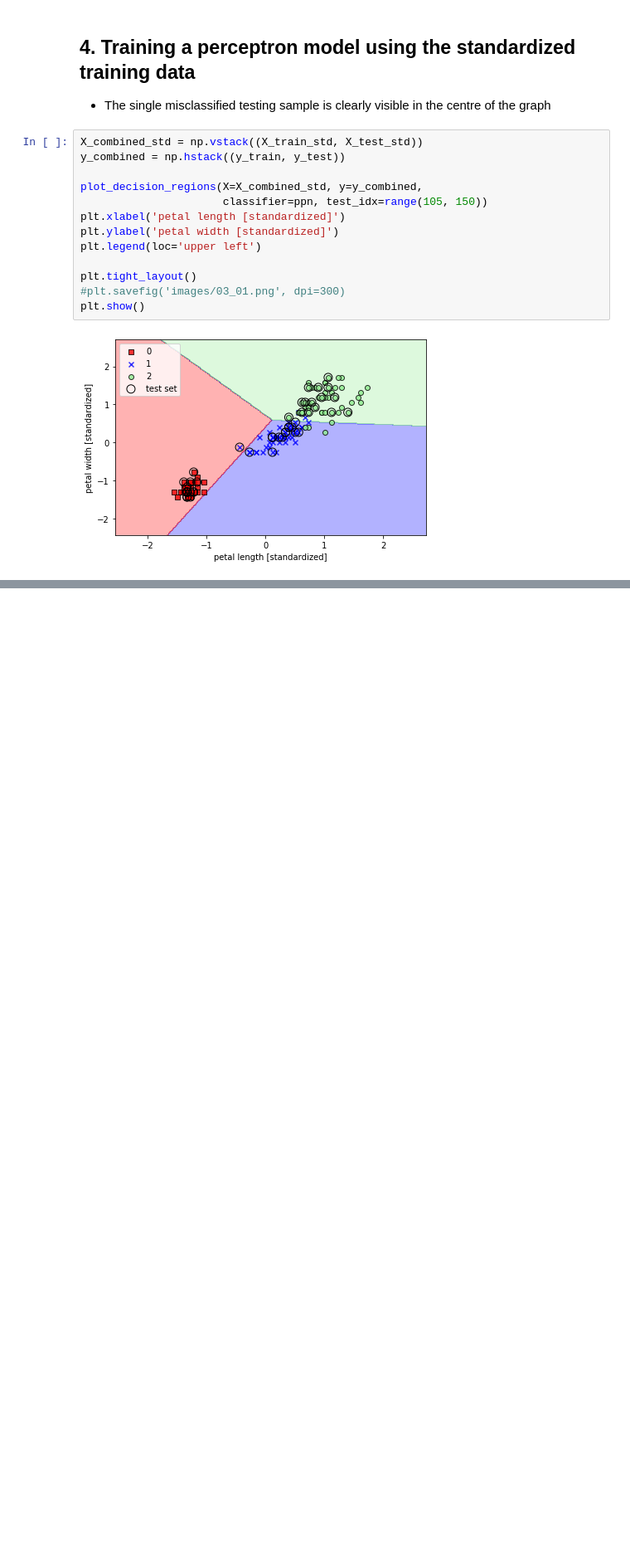
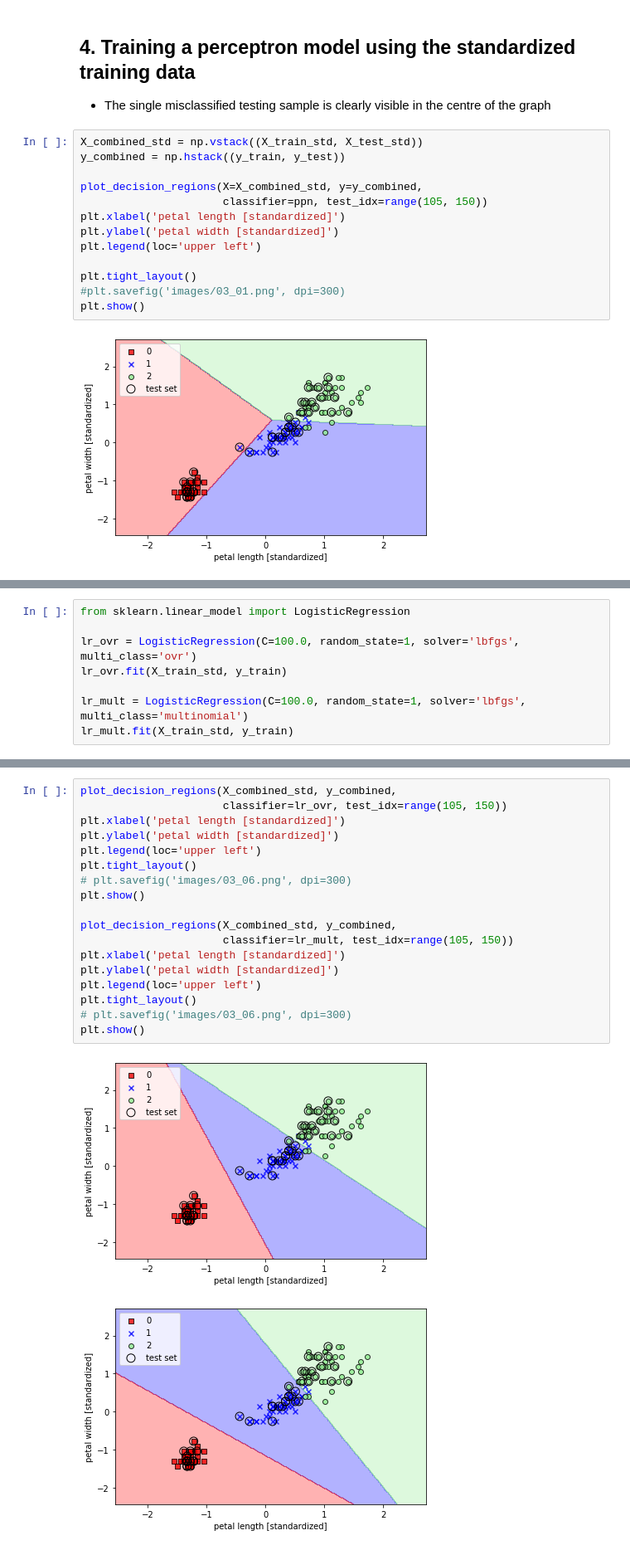
Before and after one commit to yonsken/python-ml-exercises, a Jupyter notebook: chapter_exercises/chapter_3/scikit-learn_basics.ipynb, the cells around one changed output, grey strips where cells are left out. Shown at 83% size. Saved outputs shown, nothing was run; the diff lists cells and outputs as text; blank space fills up the shorter version.

```diff
--- a/chapter_exercises/chapter_3/scikit-learn_basics.ipynb
+++ b/chapter_exercises/chapter_3/scikit-learn_basics.ipynb
@@ -143,0 +311,8 @@ plt.show()
+# %%
+from sklearn.linear_model import LogisticRegression
+
+lr_ovr = LogisticRegression(C=100.0, random_state=1, solver='lbfgs', multi_class='ovr')
+lr_ovr.fit(X_train_std, y_train)
+
+lr_mult = LogisticRegression(C=100.0, random_state=1, solver='lbfgs', multi_class='multinomial')
+lr_mult.fit(X_train_std, y_train)
@@ -143,0 +328,21 @@ plt.show()
+# %%
+plot_decision_regions(X_combined_std, y_combined,
+                      classifier=lr_ovr, test_idx=range(105, 150))
+plt.xlabel('petal length [standardized]')
+plt.ylabel('petal width [standardized]')
+plt.legend(loc='upper left')
+plt.tight_layout()
+# plt.savefig('images/03_06.png', dpi=300)
+plt.show()
+
+plot_decision_regions(X_combined_std, y_combined,
+                      classifier=lr_mult, test_idx=range(105, 150))
+plt.xlabel('petal length [standardized]')
+plt.ylabel('petal width [standardized]')
+plt.legend(loc='upper left')
+plt.tight_layout()
+# plt.savefig('images/03_06.png', dpi=300)
+plt.show()
+# %% [output]
+[figure, added]
+[figure, added]
```
Also changed, not shown: parts of 21 cells of this notebook.
